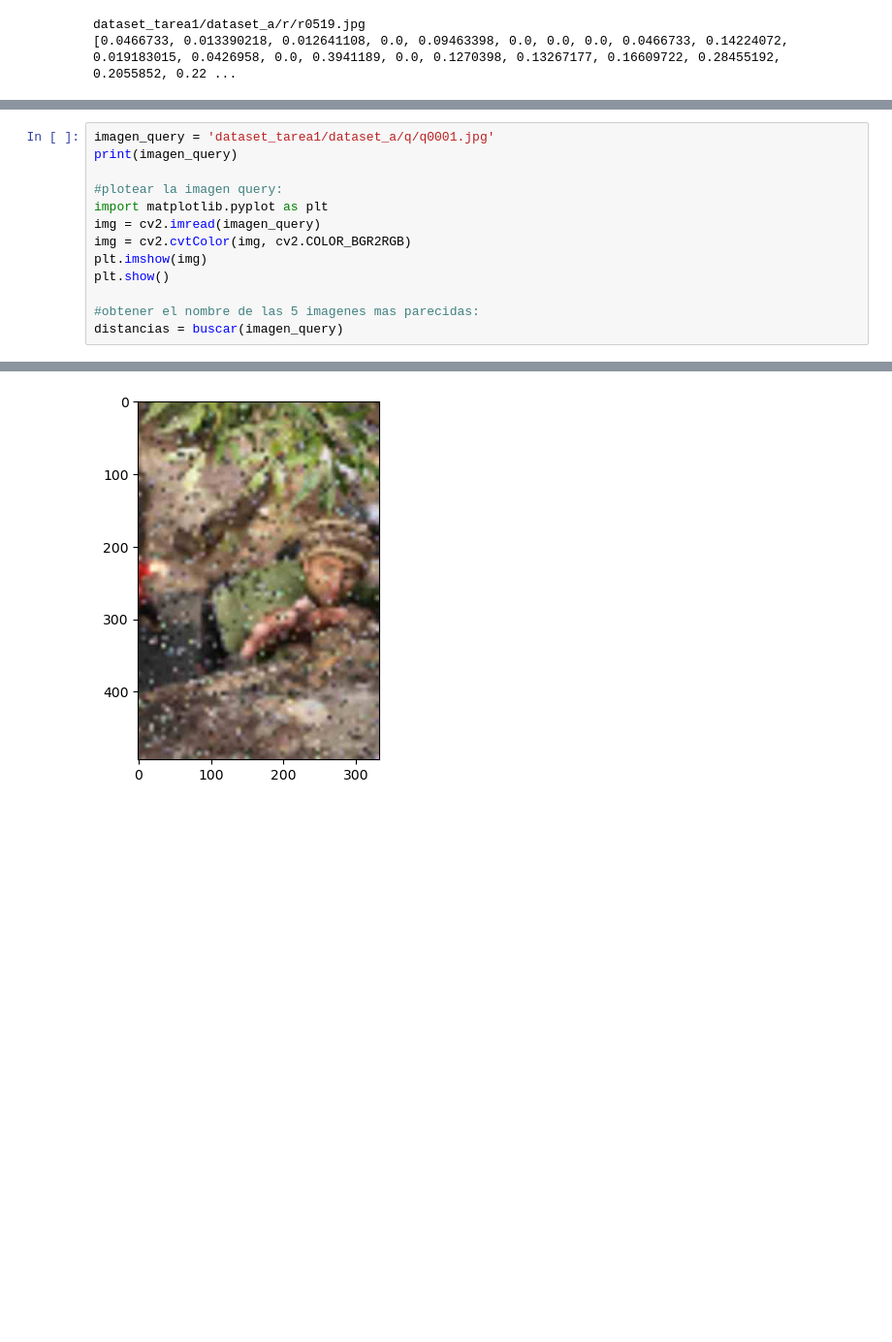
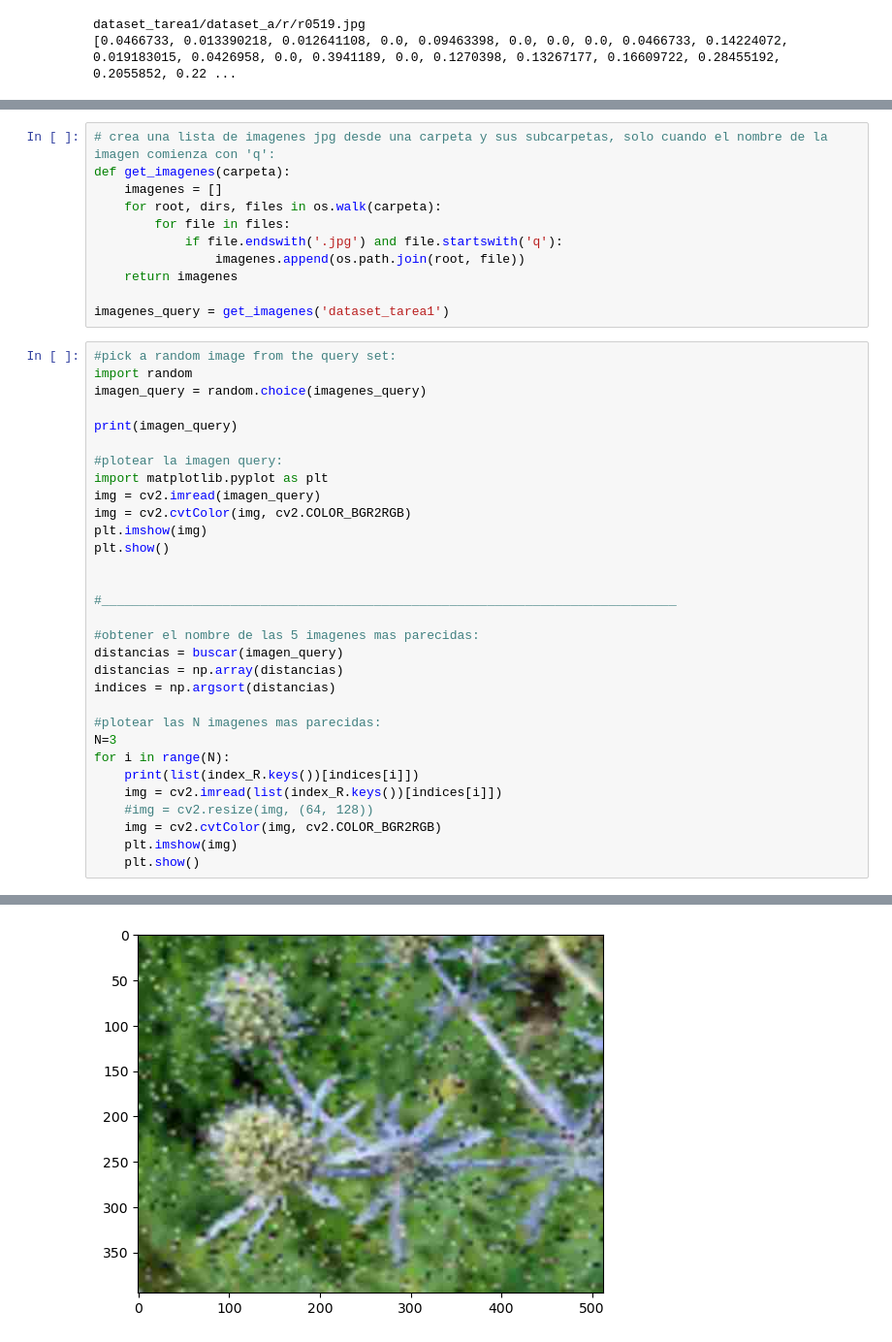
Before and after one commit to ismaelfer/RIM, a Jupyter notebook: Tarea_1/buscar.ipynb, the cells around one changed output, grey strips where cells are left out. Shown at 97% size. Saved outputs shown, nothing was run; the diff lists cells and outputs as text; blank space fills up the shorter version.

```diff
--- a/Tarea_1/buscar.ipynb
+++ b/Tarea_1/buscar.ipynb
@@ -56,8 +38,22 @@ def buscar(imagen):
         distancias.append(d)
 
     return distancias
+# %%
+# crea una lista de imagenes jpg desde una carpeta y sus subcarpetas, solo cuando el nombre de la imagen comienza con 'q':
+def get_imagenes(carpeta):
+    imagenes = []
+    for root, dirs, files in os.walk(carpeta):
+        for file in files:
+            if file.endswith('.jpg') and file.startswith('q'):
+                imagenes.append(os.path.join(root, file))
+    return imagenes
+
+imagenes_query = get_imagenes('dataset_tarea1')
 # %%
-imagen_query = 'dataset_tarea1/dataset_a/q/q0001.jpg'
+#pick a random image from the query set:
+import random
+imagen_query = random.choice(imagenes_query)
+
 print(imagen_query)
 
 #plotear la imagen query:
@@ -67,6 +63,21 @@ img = cv2.cvtColor(img, cv2.COLOR_BGR2RGB)
 plt.imshow(img)
 plt.show()
 
+
+#____________________________________________________________________________
+
 #obtener el nombre de las 5 imagenes mas parecidas:
 distancias = buscar(imagen_query)
+distancias = np.array(distancias)
+indices = np.argsort(distancias)
+
+#plotear las N imagenes mas parecidas:
+N=3
+for i in range(N):
+    print(list(index_R.keys())[indices[i]])
+    img = cv2.imread(list(index_R.keys())[indices[i]])
+    #img = cv2.resize(img, (64, 128))
+    img = cv2.cvtColor(img, cv2.COLOR_BGR2RGB)
+    plt.imshow(img)
+    plt.show()
 # %% [output]
@@ -74 +85 @@ dataset_tarea1/dataset_a/q/q0001.jpg
-[figure, old version]
+[figure, new version]
```
Also changed, not shown: parts of 5 cells of this notebook, 1 other file.
